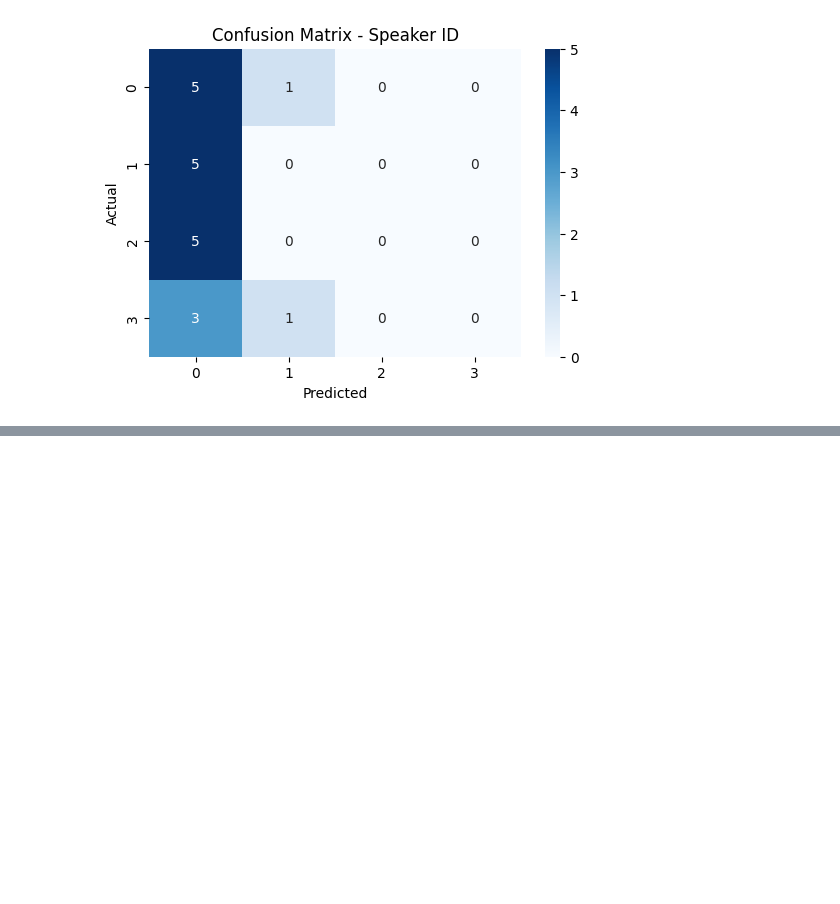
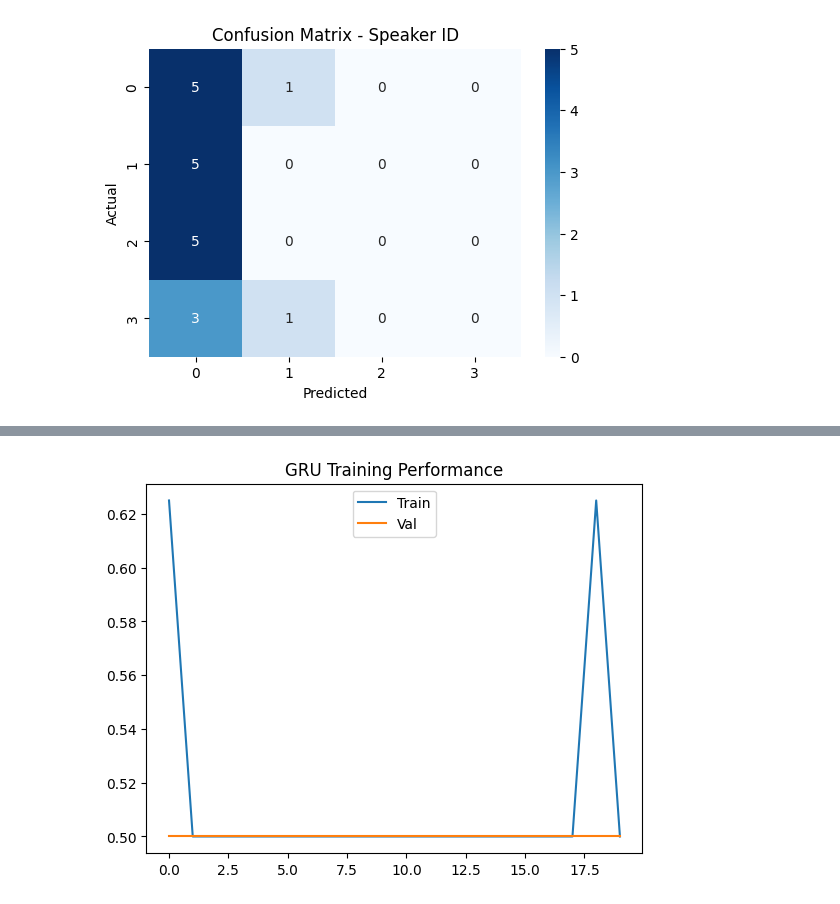
Before and after one commit to ALIAQIL/hands-on-ml-with-scikit-learn-and-pytorch, a Jupyter notebook: mini-projet.ipynb, the cells around one changed output, grey strips where cells are left out. Saved outputs shown, nothing was run; the diff lists cells and outputs as text; code cells hidden in the pictures; blank space fills up the shorter version.

```diff
--- a/mini-projet.ipynb
+++ b/mini-projet.ipynb
@@ -185,0 +666,95 @@ Confusion Matrix:
+# %%
+import os
+import glob
+import numpy as np
+import librosa
+import matplotlib.pyplot as plt
+import tensorflow as tf
+from tensorflow.keras.models import Sequential
+from tensorflow.keras.layers import GRU, Dense, Dropout, Input  # <--- CHANGED
+from tensorflow.keras.utils import to_categorical
+from sklearn.model_selection import train_test_split
+from sklearn.preprocessing import LabelEncoder
+
+# --- CONFIGURATION ---
+DATASET_PATH = './VoxCeleb1/wav'
+SAMPLE_RATE = 16000
+N_MFCC = 13
+MAX_TIME_STEPS = 100
+
+# --- DATA PROCESSING (Same as LSTM) ---
+def load_and_process(file_path):
+    try:
+        y, sr = librosa.load(file_path, sr=SAMPLE_RATE)
+        y = librosa.util.normalize(y)
+        y, _ = librosa.effects.trim(y, top_db=20)
+        mfcc = librosa.feature.mfcc(y=y, sr=sr, n_mfcc=N_MFCC)
+        mfcc = mfcc.T
+        if mfcc.shape[0] > MAX_TIME_STEPS:
+            mfcc = mfcc[:MAX_TIME_STEPS, :]
+        else:
+            pad_width = MAX_TIME_STEPS - mfcc.shape[0]
+            mfcc = np.pad(mfcc, ((0, pad_width), (0, 0)), mode='constant')
+        return mfcc
+    except:
+        return None
+
+def build_dataset_gru(root_dir):
+    X, y = [], []
+    speaker_dirs = [d for d in os.listdir(root_dir) if d.startswith('id')]
+    print(f"Processing sequences for {len(speaker_dirs)} speakers...")
+    for speaker in speaker_dirs:
+        wav_files = glob.glob(os.path.join(root_dir, speaker, '**/*.wav'), recursive=True)
+        for wav_path in wav_files:
+            feats = load_and_process(wav_path)
+            if feats is not None:
+                X.append(feats)
+                y.append(speaker)
+    return np.array(X), np.array(y)
+
+# --- EXECUTION ---
+if __name__ == "__main__":
+    if not os.path.exists(DATASET_PATH):
+        print("Dataset not found.")
+    else:
+        # 1. Load
+        X, y = build_dataset_gru(DATASET_PATH)
+
+        # 2. Encode
+        le = LabelEncoder()
+        y_int = le.fit_transform(y)
+        y_cat = to_categorical(y_int)
+
+        # 3. Split
+        X_train, X_test, y_train, y_test = train_test_split(X, y_cat, test_size=0.2, random_state=42)
+
+        # 4. GRU Model Architecture
+        model = Sequential([
+            Input(shape=(MAX_TIME_STEPS, N_MFCC)),
+
+            # GRU Layer
+            # return_sequences=False -> We only want the final state for classification
+            GRU(64, return_sequences=False),
+
+            Dropout(0.3),
+            Dense(32, activation='relu'),
+            Dense(len(le.classes_), activation='softmax')
+        ])
+
+        model.compile(optimizer='adam', loss='categorical_crossentropy', metrics=['accuracy'])
+
+        # 5. Train
+        print("\nTraining GRU...")
+        history = model.fit(X_train, y_train, epochs=20, batch_size=8, validation_data=(X_test, y_test))
+
+        # 6. Evaluate
+        loss, acc = model.evaluate(X_test, y_test)
+        print(f"\nTest Accuracy: {acc*100:.2f}%")
+
+        # Plot
+        plt.plot(history.history['accuracy'], label='Train')
+        plt.plot(history.history['val_accuracy'], label='Val')
+        plt.title('GRU Training Performance')
+        plt.legend()
+        plt.show()
+# %% [output]
@@ -185,0 +778 @@ Confusion Matrix:
+[figure, added]
```
Also changed, not shown: parts of 7 cells of this notebook, 1 other file.
